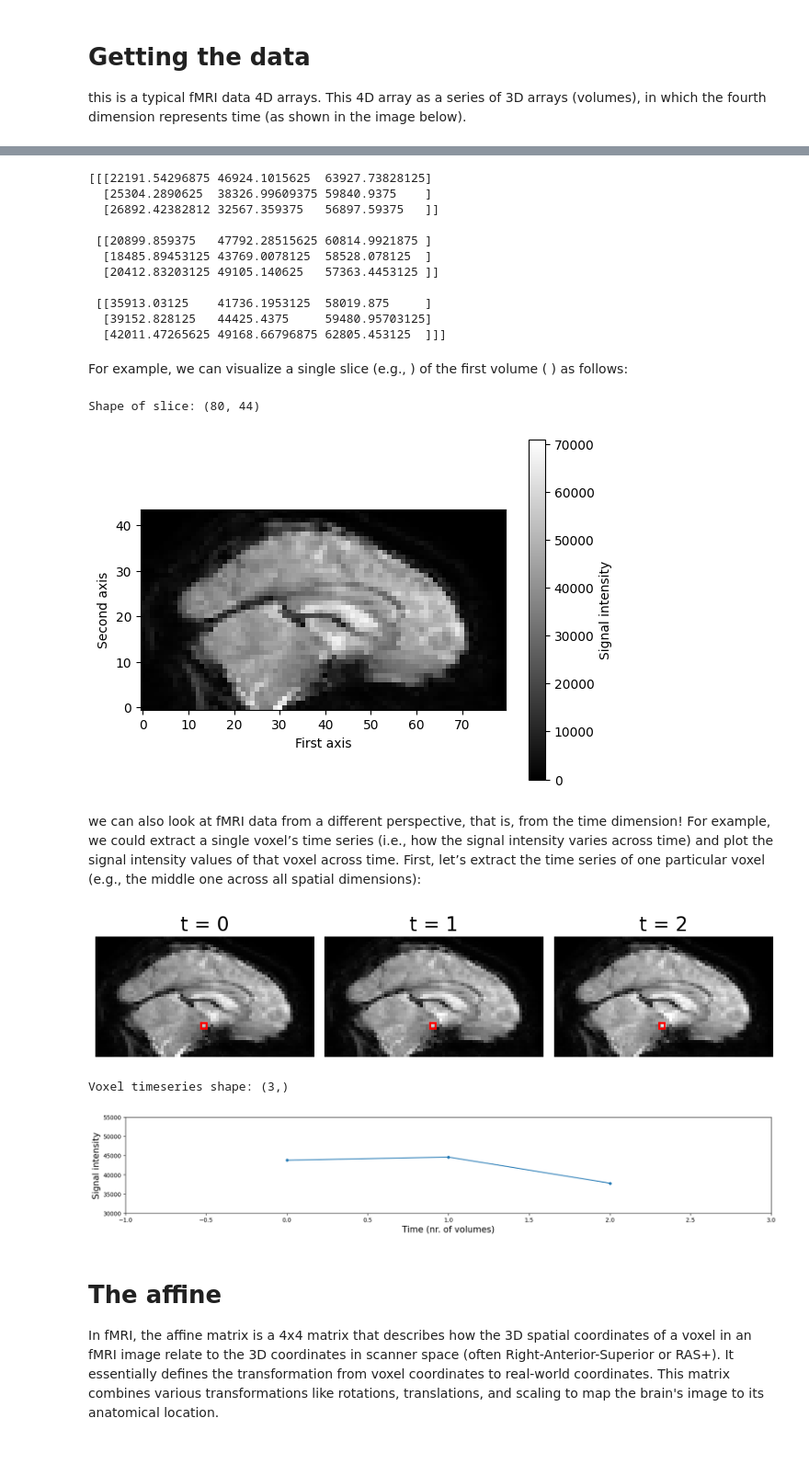
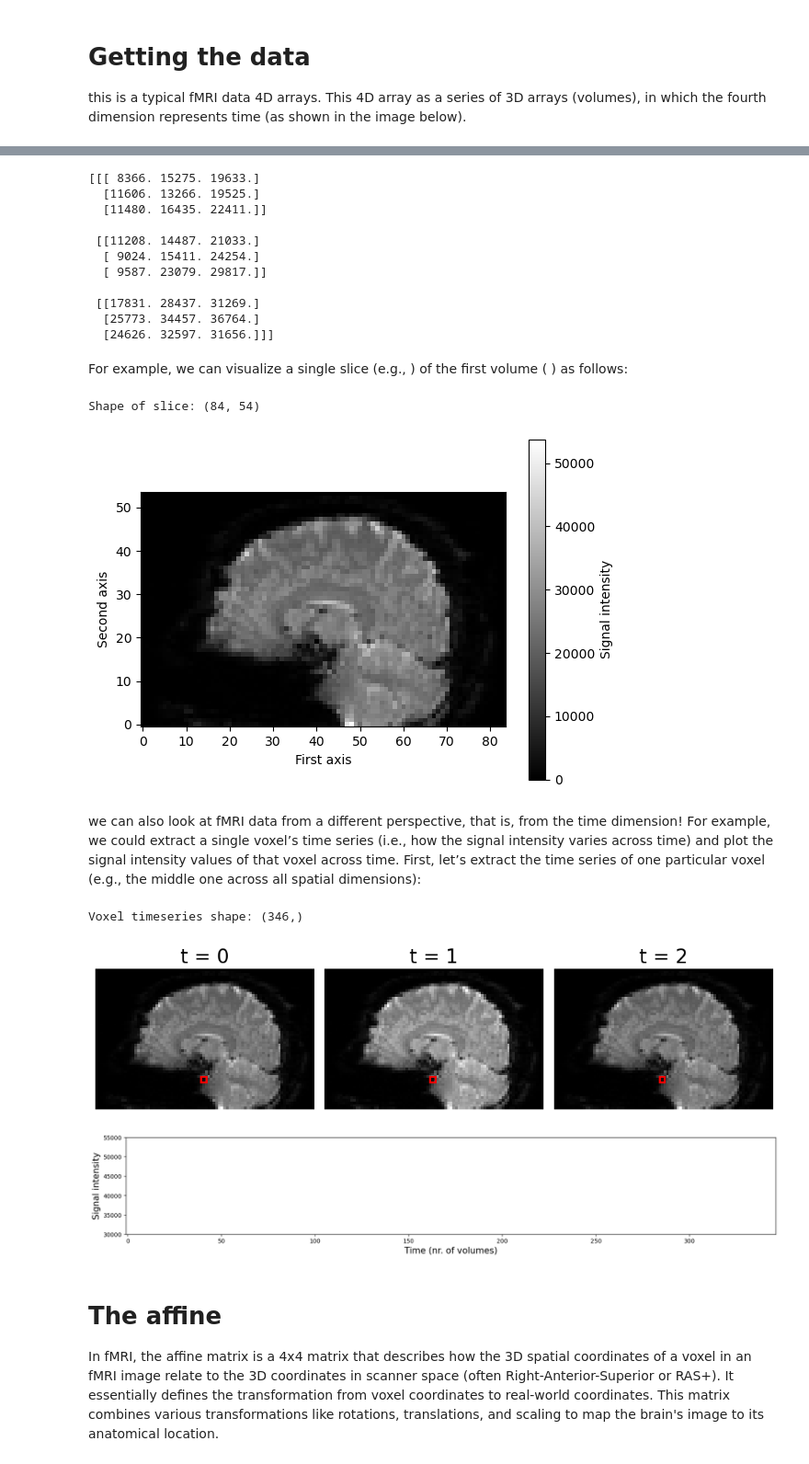
Before and after one commit to genandlam/stories_fmri, a Jupyter notebook: fmri-analysis.ipynb, the cells around one changed output, grey strips where cells are left out. Shown: that part at 92% size. Drawn from its saved outputs; the diff is of its cells as text; code cells hidden in the pictures.

```diff
--- a/fmri-analysis.ipynb
+++ b/fmri-analysis.ipynb
@@ -23,8 +16,11 @@ Nifti
 
 Nifti, that most neuroimaging packages should support. As such, usually the first step in any (f)MRI preprocessing pipeline is to convert the scanner-specific files (e.g., PAR/RECs) to nifti
-# %%
-mri_file = '/kaggle/input/3t-fmri-dataset/ds003477/sub-03/ses-1/fmap/sub-03_ses-1_dir-face_run-1_epi.nii'#'anat.nii.gz'
-img = nib.load(mri_file)
+# %%
+subject = 'sub-UTS01'
+session = 'ses-10'
+fmri_file = os.path.join(DATA_DIR, 'ds003020', subject,session,'func',f"{subject}_{session}_task-catfishingstrangerstofindmyself_bold.nii.gz")
+#fmri_file = '/Users/genevievelam/Documents/GitHub/ds003020/sub-UTS01/ses-10/func/sub-UTS01_ses-10_task-catfishingstrangerstofindmyself_bold.nii.gz'
+img = nib.load(fmri_file)
 # %%
 print(type(img))
 # %% [output]
@@ -70,17 +66,17 @@ print(img_data.shape)
 # printing a small 3x3x3 volume of voxels from the first timepoint
 print(img_data[38:41, 38:41, 20:23, 0])
 # %% [output]
-[[[22191.54296875 46924.1015625  63927.73828125]
-  [25304.2890625  38326.99609375 59840.9375    ]
-  [26892.42382812 32567.359375   56897.59375   ]]
+[[[ 8366. 15275. 19633.]
+  [11606. 13266. 19525.]
+  [11480. 16435. 22411.]]
 
- [[20899.859375   47792.28515625 60814.9921875 ]
-  [18485.89453125 43769.0078125  58528.078125  ]
-  [20412.83203125 49105.140625   57363.4453125 ]]
+ [[11208. 14487. 21033.]
+  [ 9024. 15411. 24254.]
+  [ 9587. 23079. 29817.]]
 
- [[35913.03125    41736.1953125  58019.875     ]
-  [39152.828125   44425.4375     59480.95703125]
-  [42011.47265625 49168.66796875 62805.453125  ]]]
+ [[17831. 28437. 31269.]
+  [25773. 34457. 36764.]
+  [24626. 32597. 31656.]]]
 # %% [markdown]
 For example, we can visualize a single slice (e.g.,
 ) of the first volume (
@@ -88,15 +84,14 @@ For example, we can visualize a single slice (e.g.,
 # %%
 mid_slice_x_fmri = img_data[39, :, :, 0]  # x = 39, t = 0
 print("Shape of slice: %s" % (mid_slice_x_fmri.shape,))
-
 plt.imshow(mid_slice_x_fmri.T, cmap='gray', origin='lower')
 plt.xlabel('First axis')
 plt.ylabel('Second axis')
 plt.colorbar(label='Signal intensity')
 plt.show()
 # %% [output]
-Shape of slice: (80, 44)
+Shape of slice: (84, 54)
-[figure, old version]
+[figure, new version]
 # %% [markdown]
 we can also look at fMRI data from a different perspective, that is, from the time dimension! For example, we could extract a single voxel’s time series (i.e., how the signal intensity varies across time) and plot the signal intensity values of that voxel across time. First, let’s extract the time series of one particular voxel (e.g., the middle one across all spatial dimensions):
 # %%
@@ -106,26 +101,25 @@ fig, axes = plt.subplots(ncols=3, nrows=1, figsize=(10, 20))  # 3 timepoints
 # Loop over the first 3 volumes/timepoints
 for t, ax in enumerate(axes.flatten()):
     ax.imshow(img_data[39, :, :, t].T, cmap='gray', origin='lower')  # index with t!
-    rect = patches.Rectangle((38, 10), 2, 2, linewidth=2, edgecolor='r', facecolor='none')
+    rect = patches.Rectangle((40, 10), 2, 2, linewidth=2, edgecolor='r', facecolor='none')
     ax.add_patch(rect)
     ax.axis('off')
     ax.set_title('t = %i' % t, fontsize=20)
 fig.tight_layout()
-# %% [output]
-[figure, removed]
 # %%
-mid_vox_ts = img_data[39, 39, 21, :]  # note the ":", saying: give me ALL the timepoints
+mid_vox_ts = img_data[39, 44, 22, :]  # note the ":", saying: give me ALL the timepoints
 print("Voxel timeseries shape: %s" % (mid_vox_ts.shape,))
 plt.figure(figsize=(20, 3))
 plt.plot(mid_vox_ts, 'o-', ms=4)
 plt.xlim(-1, mid_vox_ts.size)
 plt.ylim(30000, 55000)
 plt.ylabel('Signal intensity', fontsize=15)
 plt.xlabel('Time (nr. of volumes)', fontsize=15)
 plt.show()
 # %% [output]
-Voxel timeseries shape: (3,)
+Voxel timeseries shape: (346,)
-[figure, old version]
+[figure, new version]
+[figure, added]
 # %% [markdown]
 # The affine
 
```
Also changed, not shown: parts of 40 cells of this notebook, 6 other files.
